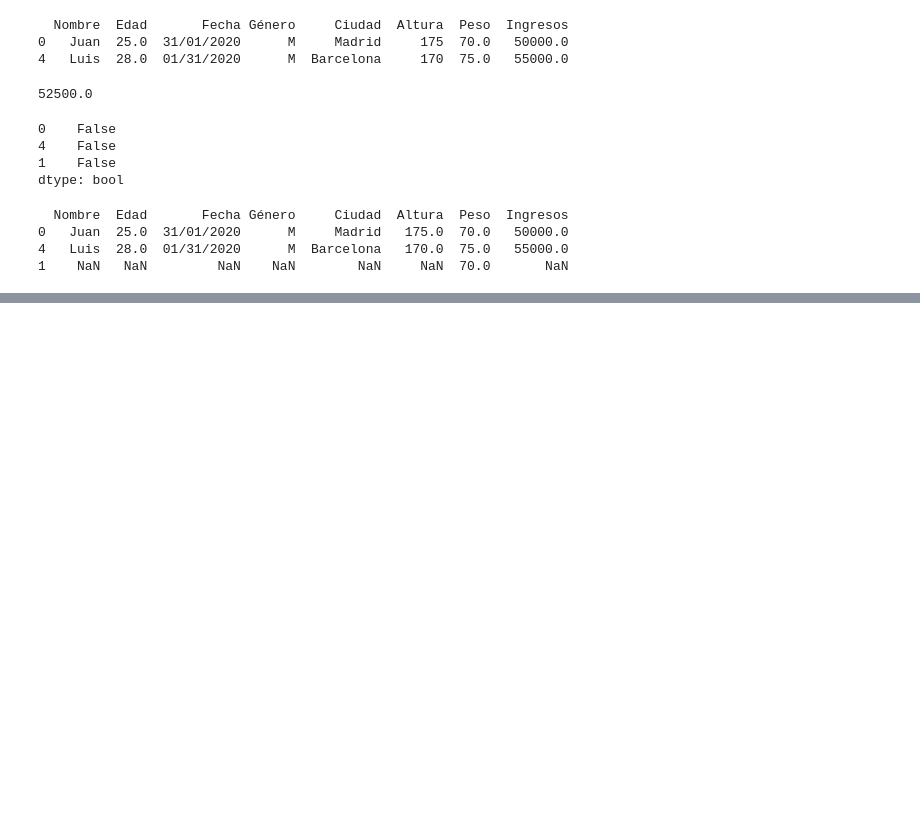
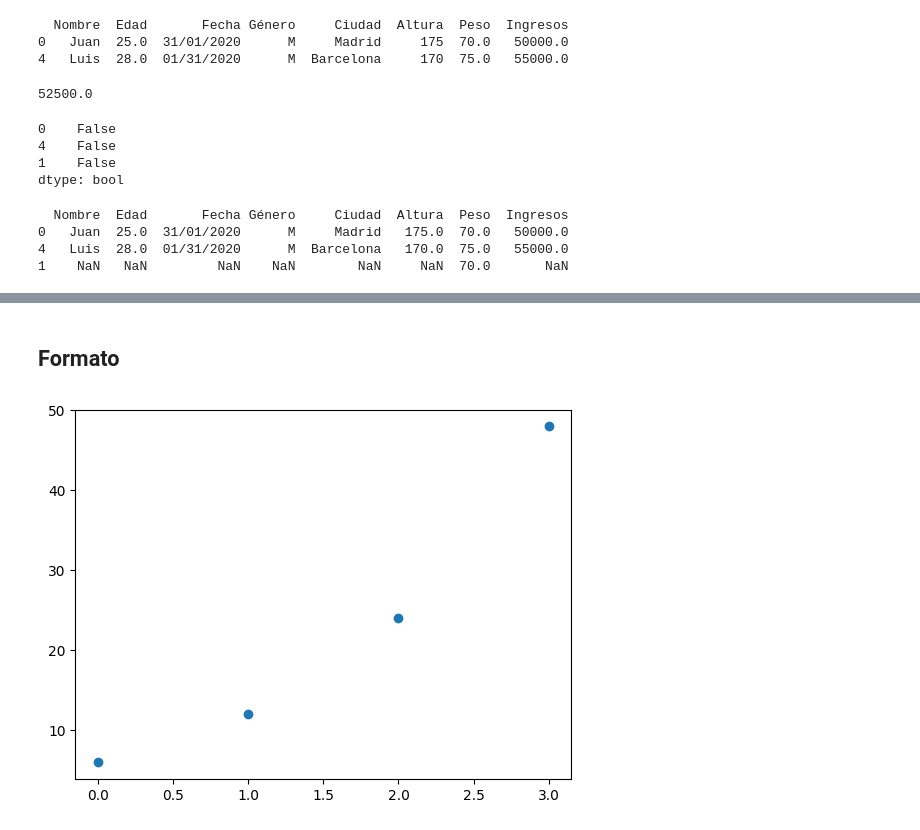
Before and after one commit to Jesusiacent/Clase-de-Python, a Jupyter notebook: test.ipynb, the cells around one changed output, grey strips where cells are left out. Drawn from its saved outputs; the diff is of its cells as text; code cells hidden in the pictures; blank space fills up the shorter version.

```diff
--- a/test.ipynb
+++ b/test.ipynb
@@ -429,0 +493,8 @@ df.corr()
+# %% [markdown]
+## Formato
+# %%
+puntos_y = np.array([6, 12, 24, 48])
+plt.plot(puntos_y, 'o')
+plt.show()
+# %% [output]
+[figure, added]
```
Also changed, not shown: parts of 38 cells of this notebook, 1 other file.
